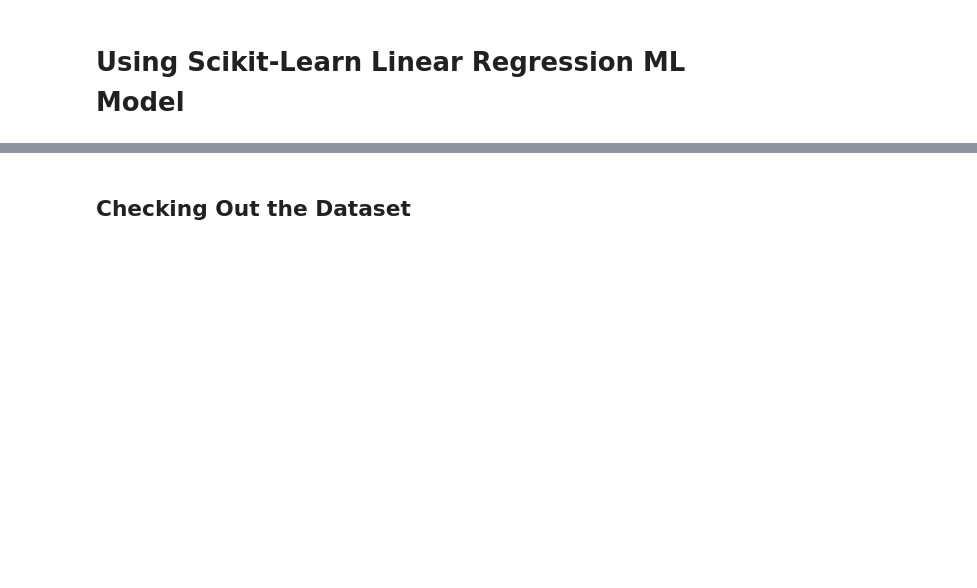
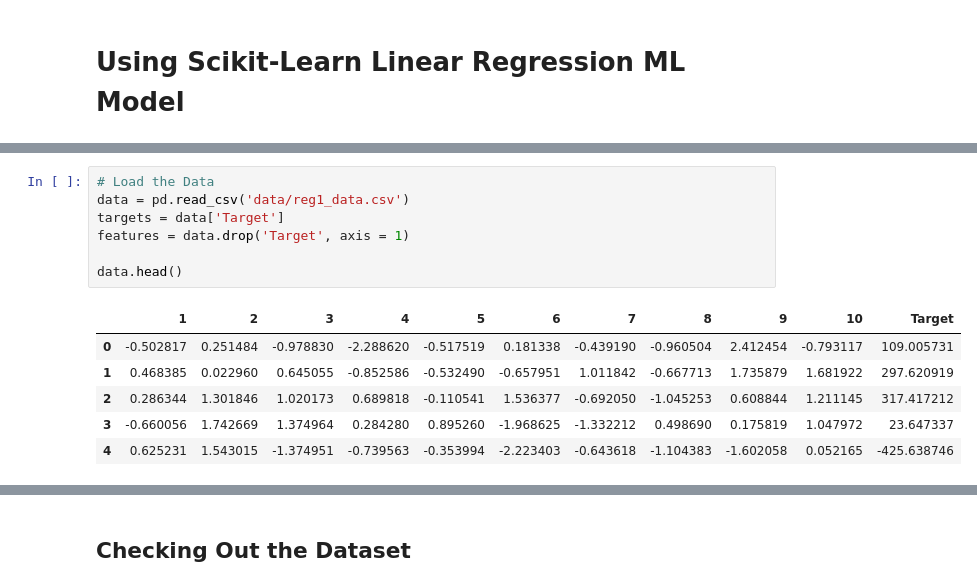
Before and after one commit to andridns/regression, a Jupyter notebook: regression_single.ipynb, the cells around one changed output, grey strips where cells are left out. Cells and saved outputs as stored; diff of their text form; blank space fills up the shorter version.

```diff
--- a/regression_single.ipynb
+++ b/regression_single.ipynb
@@ -34,0 +15,14 @@ The dataset dataset has 100 data points with 11 variables each.
+# %%
+# Load the Data
+data = pd.read_csv('data/reg1_data.csv')
+targets = data['Target']
+features = data.drop('Target', axis = 1)
+
+data.head()
+# %% [output]
+|  | 1 | 2 | 3 | 4 | 5 | 6 | 7 | 8 | 9 | 10 | Target |
+| 0 | -0.502817 | 0.251484 | -0.978830 | -2.288620 | -0.517519 | 0.181338 | -0.439190 | -0.960504 | 2.412454 | -0.793117 | 109.005731 |
+| 1 | 0.468385 | 0.022960 | 0.645055 | -0.852586 | -0.532490 | -0.657951 | 1.011842 | -0.667713 | 1.735879 | 1.681922 | 297.620919 |
+| 2 | 0.286344 | 1.301846 | 1.020173 | 0.689818 | -0.110541 | 1.536377 | -0.692050 | -1.045253 | 0.608844 | 1.211145 | 317.417212 |
+| 3 | -0.660056 | 1.742669 | 1.374964 | 0.284280 | 0.895260 | -1.968625 | -1.332212 | 0.498690 | 0.175819 | 1.047972 | 23.647337 |
+| 4 | 0.625231 | 1.543015 | -1.374951 | -0.739563 | -0.353994 | -2.223403 | -0.643618 | -1.104383 | -1.602058 | 0.052165 | -425.638746 |
```
Also changed, not shown: parts of 15 cells of this notebook.
